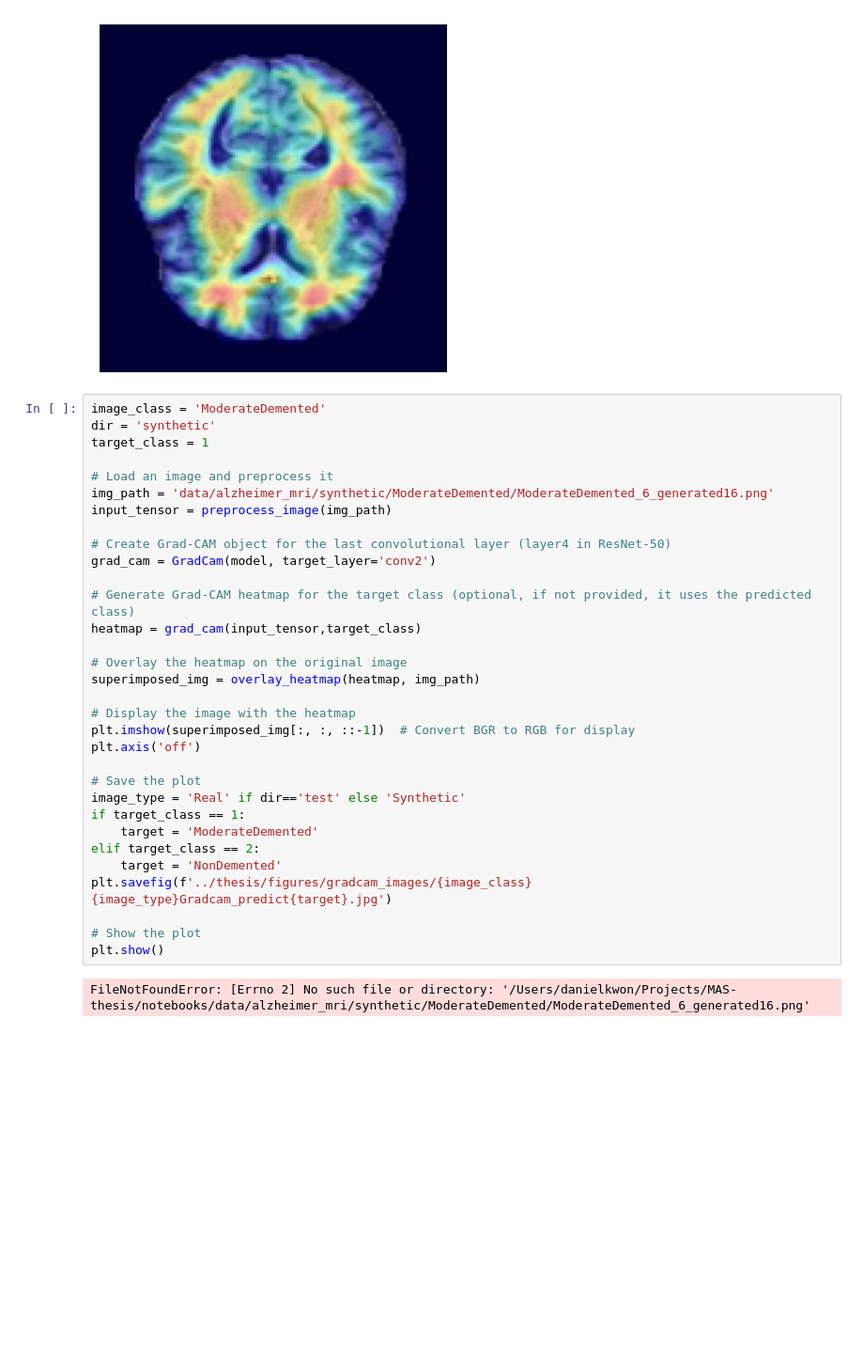
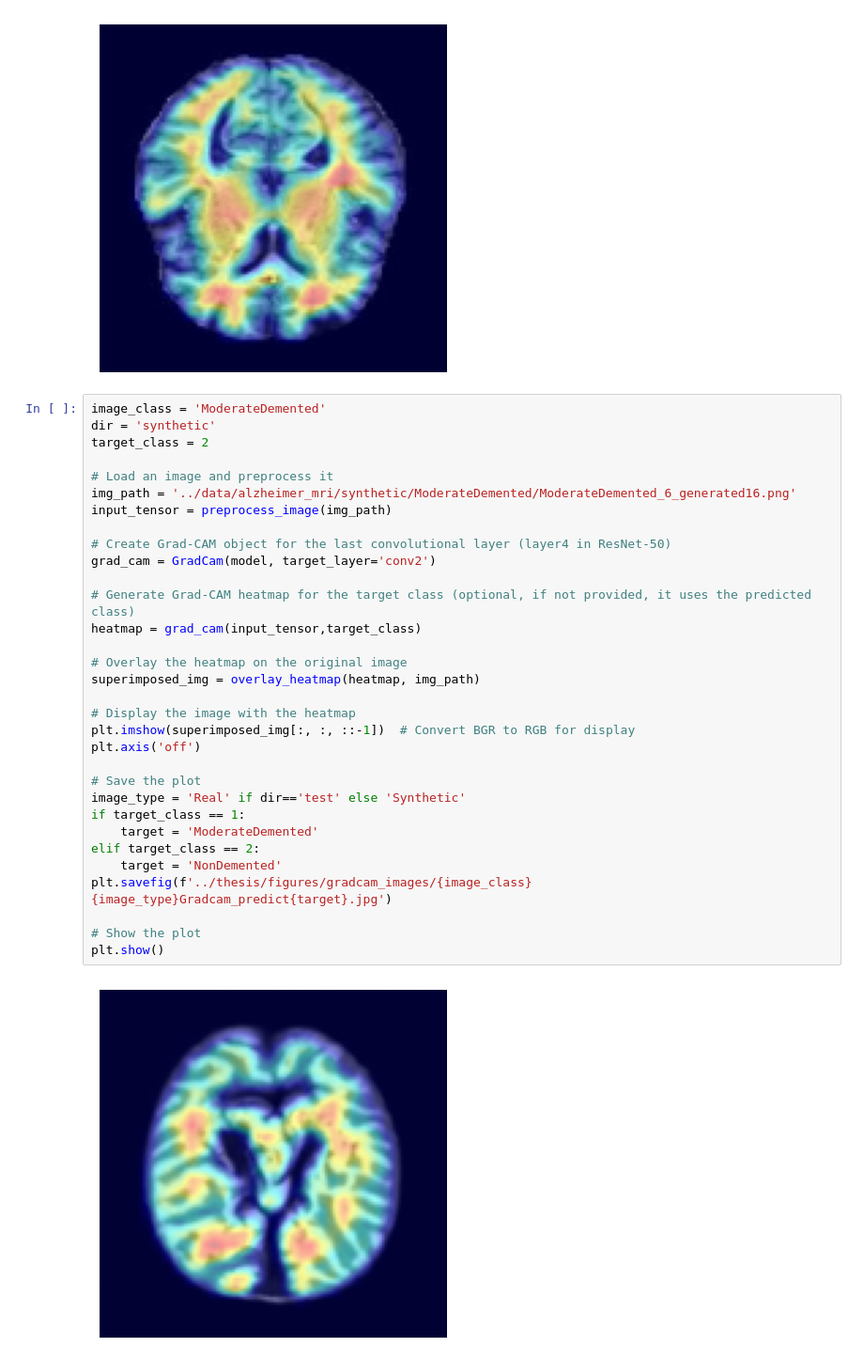
Before and after one commit to dan-kwon/MAS-thesis, a Jupyter notebook: notebooks/grad-cam.ipynb, the cells around one changed output. Shown at 94% size. Cells and saved outputs as stored; diff of their text form; blank space fills up the shorter version.

Commit message:
add gradcam figures

```diff
--- a/notebooks/grad-cam.ipynb
+++ b/notebooks/grad-cam.ipynb
@@ -189,34 +189,34 @@ plt.show()
 # %%
 image_class = 'ModerateDemented'
 dir = 'synthetic'
-target_class = 1
+target_class = 2
 
 # Load an image and preprocess it
-img_path = 'data/alzheimer_mri/synthetic/ModerateDemented/ModerateDemented_6_generated16.png'
+img_path = '../data/alzheimer_mri/synthetic/ModerateDemented/ModerateDemented_6_generated16.png'
 input_tensor = preprocess_image(img_path)
 
 # Create Grad-CAM object for the last convolutional layer (layer4 in ResNet-50)
 grad_cam = GradCam(model, target_layer='conv2')
 
 # Generate Grad-CAM heatmap for the target class (optional, if not provided, it uses the predicted class)
 heatmap = grad_cam(input_tensor,target_class)
 
 # Overlay the heatmap on the original image
 superimposed_img = overlay_heatmap(heatmap, img_path)
 
 # Display the image with the heatmap
 plt.imshow(superimposed_img[:, :, ::-1])  # Convert BGR to RGB for display
 plt.axis('off')
 
 # Save the plot
 image_type = 'Real' if dir=='test' else 'Synthetic'
 if target_class == 1:
     target = 'ModerateDemented'
 elif target_class == 2:
     target = 'NonDemented'
 plt.savefig(f'../thesis/figures/gradcam_images/{image_class}{image_type}Gradcam_predict{target}.jpg')
 
 # Show the plot
 plt.show()
 # %% [output]
-FileNotFoundError: [Errno 2] No such file or directory: '/Users/danielkwon/Projects/MAS-thesis/notebooks/data/alzheimer_mri/synthetic/ModerateDemented/ModerateDemented_6_generated16.png'
+[figure, added]
```
Also changed, not shown: parts of 1 cell of this notebook, 10 other files.
